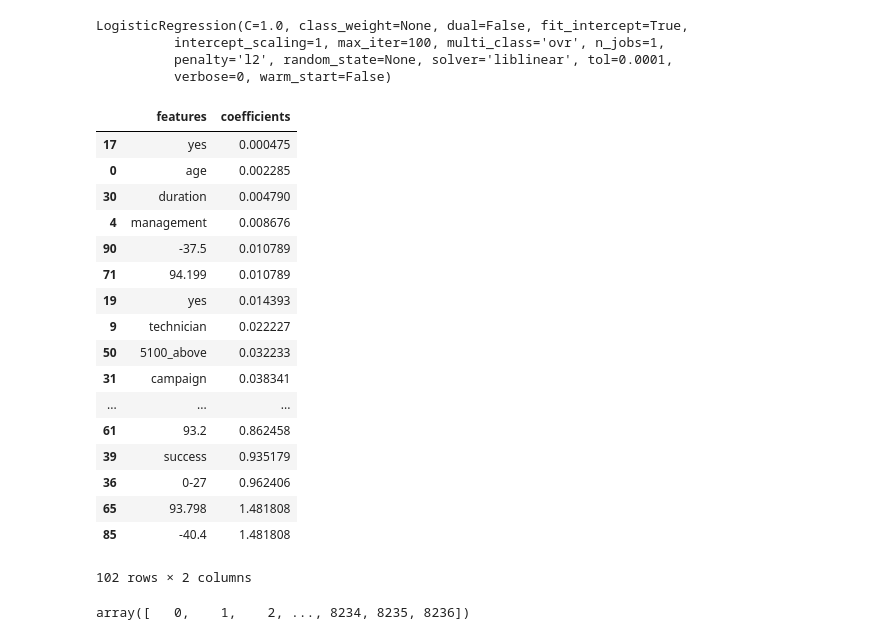
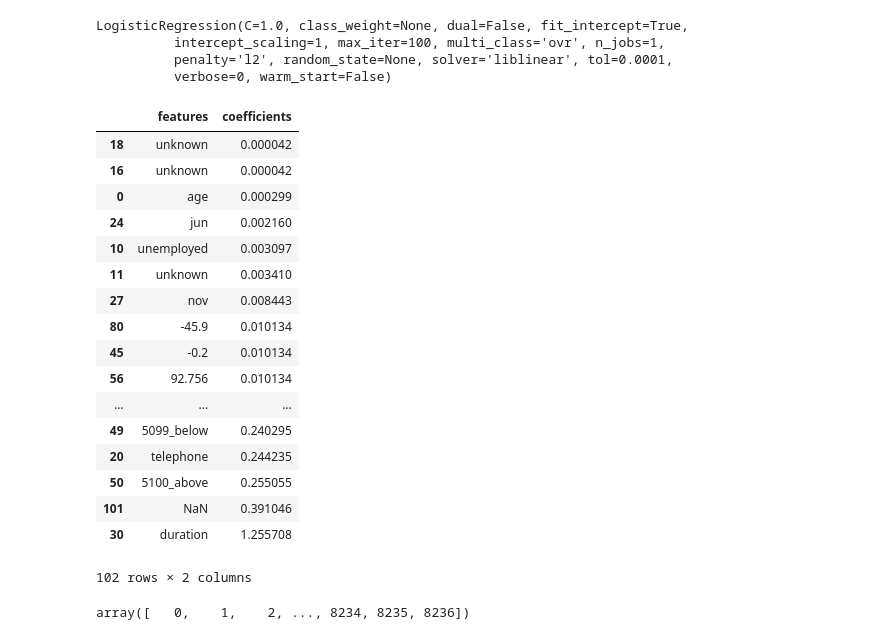
Before and after one commit to yatong2/Springboard, a Jupyter notebook: capstone_project_1/Data_Cleaning_and_Rearranging.ipynb, the cells around one changed output. Drawn from its saved outputs; the diff is of its cells as text; code cells hidden in the pictures.

Commit message:
standardizing parameters

```diff
--- a/capstone_project_1/Data_Cleaning_and_Rearranging.ipynb
+++ b/capstone_project_1/Data_Cleaning_and_Rearranging.ipynb
@@ -84,3 +84,4 @@ default = pd.get_dummies(defa)
 default.drop([default.columns[0]], axis=1, inplace=True)
 # %%
 output = pd.get_dummies(bank_info.y).yes
+output = output.rename("y")
@@ -109,3 +108,12 @@ data_df.head()
 | 2 | 0 | 0 | 0 | 0 | 0 | 0 | 1 | 0 | ... |
 | 3 | 0 | 0 | 0 | 0 | 0 | 0 | 0 | 0 | ... |
 | 4 | 0 | 0 | 0 | 0 | 0 | 0 | 1 | 0 | ... |
+# %%
+from sklearn.preprocessing import StandardScaler
+scaler = StandardScaler()
+a = data_df.drop([data_df.columns[-1]], axis=1)
+scaler.fit(a)
+b = pd.DataFrame(scaler.transform(a))
+b['y'] = data_df.iloc[:,-1]
+b.columns = data_df.columns
+b.head()
@@ -112,5 +127,5 @@ data_df.head()
 # %%
-data=np.array(data_df)
+data=np.array(b)
 n = data.shape[0]
 d = data.shape[1]
 d -= 1
@@ -158,29 +173,29 @@ LogisticRegression(C=1.0, class_weight=None, dual=False, fit_intercept=True,
           verbose=0, warm_start=False)
 # %%
 # presenting features and their corresponding coefficients
-features = pd.DataFrame(data_df.columns, columns=['features'])[:-1]
+features = pd.DataFrame(a.columns, columns=['features'])[:-1]
 coefficients = pd.DataFrame(abs(model1.coef_)).unstack().unstack()
 results = pd.concat([features, coefficients], axis=1)
 results.columns = ['features', 'coefficients']
 results.sort_values(by='coefficients')
 # %% [output]
 |  | features | coefficients |
-| 17 | yes | 0.000475 |
-| 0 | age | 0.002285 |
-| 30 | duration | 0.004790 |
-| 4 | management | 0.008676 |
-| 90 | -37.5 | 0.010789 |
-| 71 | 94.199 | 0.010789 |
-| 19 | yes | 0.014393 |
-| 9 | technician | 0.022227 |
-| 50 | 5100_above | 0.032233 |
-| 31 | campaign | 0.038341 |
+| 18 | unknown | 0.000042 |
+| 16 | unknown | 0.000042 |
+| 0 | age | 0.000299 |
+| 24 | jun | 0.002160 |
+| 10 | unemployed | 0.003097 |
+| 11 | unknown | 0.003410 |
+| 27 | nov | 0.008443 |
+| 80 | -45.9 | 0.010134 |
+| 45 | -0.2 | 0.010134 |
+| 56 | 92.756 | 0.010134 |
 | ... | ... | ... |
-| 61 | 93.2 | 0.862458 |
-| 39 | success | 0.935179 |
-| 36 | 0-27 | 0.962406 |
-| 65 | 93.798 | 1.481808 |
-| 85 | -40.4 | 1.481808 |
+| 49 | 5099_below | 0.240295 |
+| 20 | telephone | 0.244235 |
+| 50 | 5100_above | 0.255055 |
+| 101 | NaN | 0.391046 |
+| 30 | duration | 1.255708 |
 102 rows × 2 columns
 # %%
 number = np.array(range(0,8237))
```
Also changed, not shown: parts of 3 cells of this notebook.
